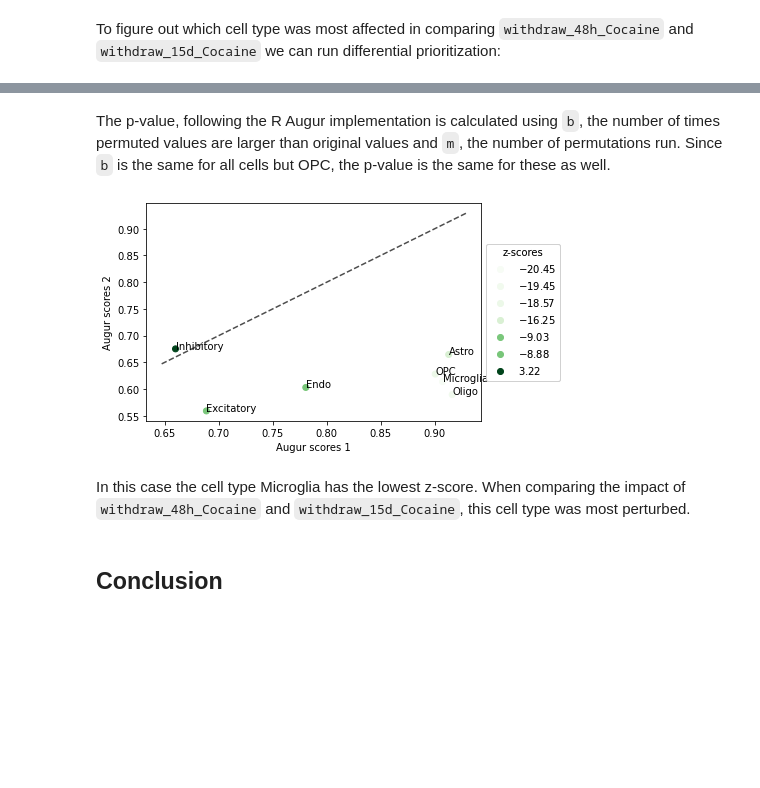
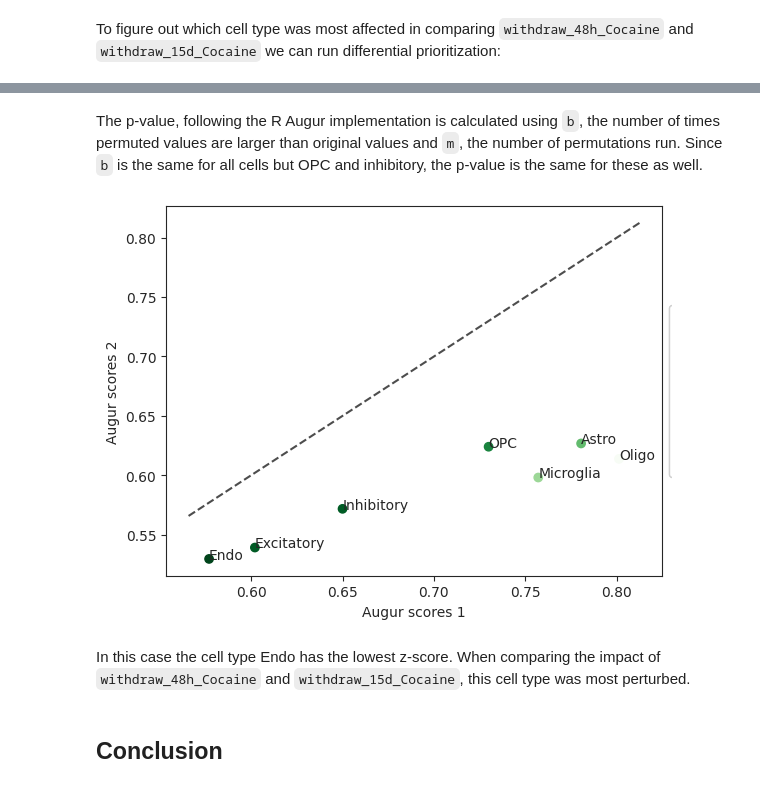
Before and after one commit to scverse/pertpy-tutorials, a Jupyter notebook: augur.ipynb, the cells around one changed output, grey strips where cells are left out. Cells and saved outputs as stored; diff of their text form; code cells hidden in the pictures; blank space fills up the shorter version.

```diff
--- a/augur.ipynb
+++ b/augur.ipynb
@@ -258,11 +234,11 @@ pvals
 # %% [markdown]
-The p-value, following the R Augur implementation is calculated using `b`, the number of times permuted values are larger than original values and `m`, the number of permutations run. Since `b` is the same for all cells but OPC, the p-value is the same for these as well.
+The p-value, following the R Augur implementation is calculated using `b`, the number of times permuted values are larger than original values and `m`, the number of permutations run. Since `b` is the same for all cells but OPC and inhibitory, the p-value is the same for these as well.
-# %%
-diff = pt.pl.ag.dp_scatter(pvals)
-# %% [output]
-[figure, removed]
+# %%
+diff = ag_rfc.plot_dp_scatter(pvals)
+# %% [output]
+[figure, added]
 # %% [markdown]
-In this case the cell type Microglia has the lowest z-score. When comparing the impact of `withdraw_48h_Cocaine` and `withdraw_15d_Cocaine`, this cell type was most perturbed.
+In this case the cell type Endo has the lowest z-score. When comparing the impact of `withdraw_48h_Cocaine` and `withdraw_15d_Cocaine`, this cell type was most perturbed.
 # %% [markdown]
 ## Conclusion
 # %% [markdown]
```
Also changed, not shown: parts of 13 cells of this notebook, 1 other file.
